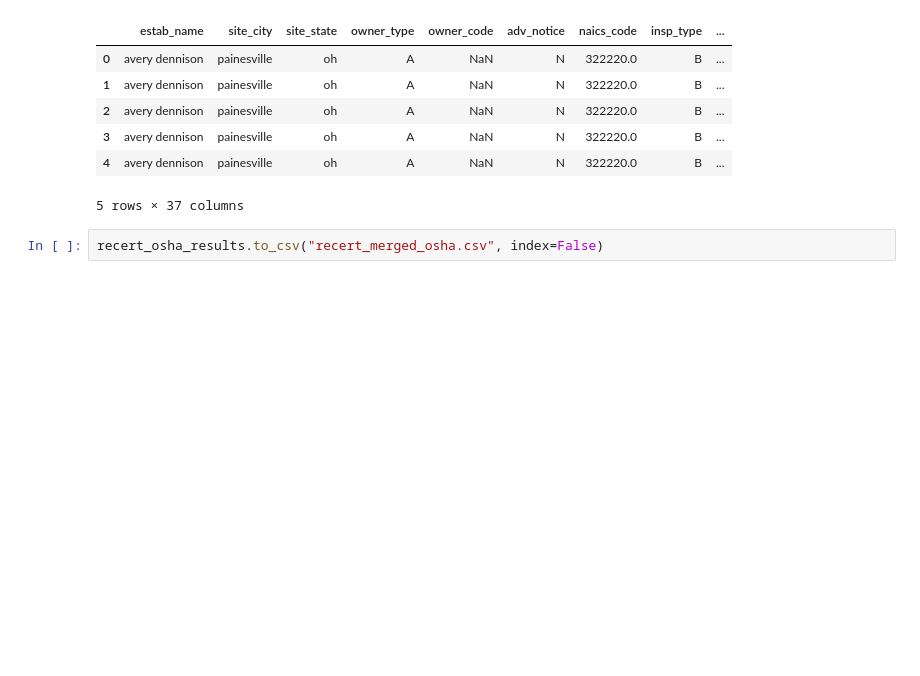
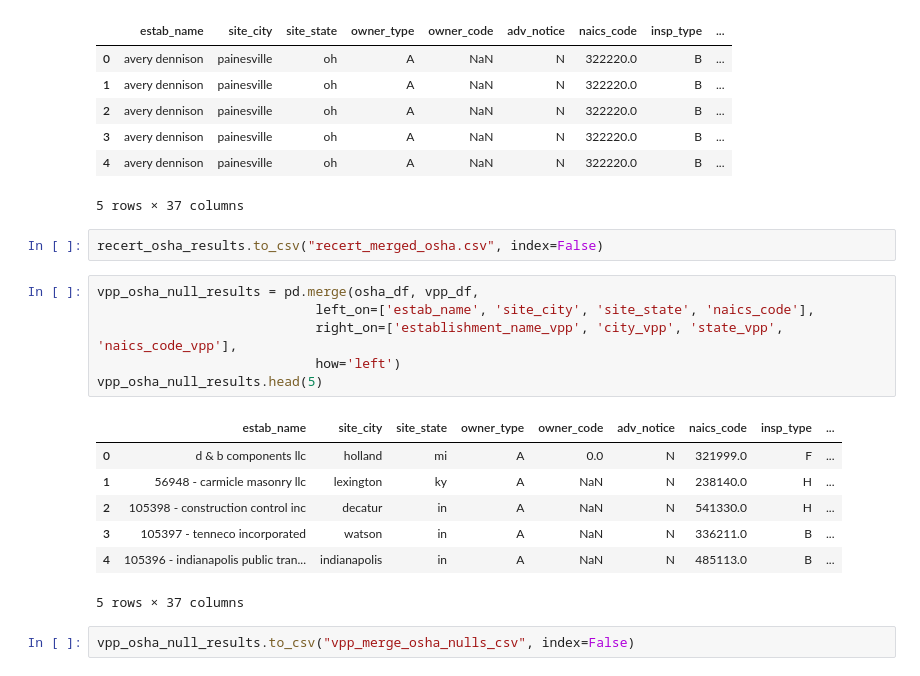
Before and after one commit to EdwinKingori/OSHASummaryReport, a Jupyter notebook: vpp-merged_osha.ipynb, the cells around one changed output. Saved outputs shown, nothing was run; the diff lists cells and outputs as text; blank space fills up the shorter version.

Commit message:
getting null results from sites that don't crossmatch in both vpp & recert with the osha data

```diff
--- a/vpp-merged_osha.ipynb
+++ b/vpp-merged_osha.ipynb
@@ -88,3 +88,19 @@ recert_osha_results.head(5)
 5 rows × 37 columns
 # %%
 recert_osha_results.to_csv("recert_merged_osha.csv", index=False)
+# %%
+vpp_osha_null_results = pd.merge(osha_df, vpp_df,
+                            left_on=['estab_name', 'site_city', 'site_state', 'naics_code'],
+                            right_on=['establishment_name_vpp', 'city_vpp', 'state_vpp', 'naics_code_vpp'],
+                            how='left')
+vpp_osha_null_results.head(5)
+# %% [output]
+|  | estab_name | site_city | site_state | owner_type | owner_code | adv_notice | naics_code | insp_type | ... |
+| 0 | d & b components llc | holland | mi | A | 0.0 | N | 321999.0 | F | ... |
+| 1 | 56948 - carmicle masonry llc | lexington | ky | A | NaN | N | 238140.0 | H | ... |
+| 2 | 105398 - construction control inc | decatur | in | A | NaN | N | 541330.0 | H | ... |
+| 3 | 105397 - tenneco incorporated | watson | in | A | NaN | N | 336211.0 | B | ... |
+| 4 | 105396 - indianapolis public tran... | indianapolis | in | A | NaN | N | 485113.0 | B | ... |
+5 rows × 37 columns
+# %%
+vpp_osha_null_results.to_csv("vpp_merge_osha_nulls_csv", index=False)
```
Also changed, not shown: parts of 2 cells of this notebook.
